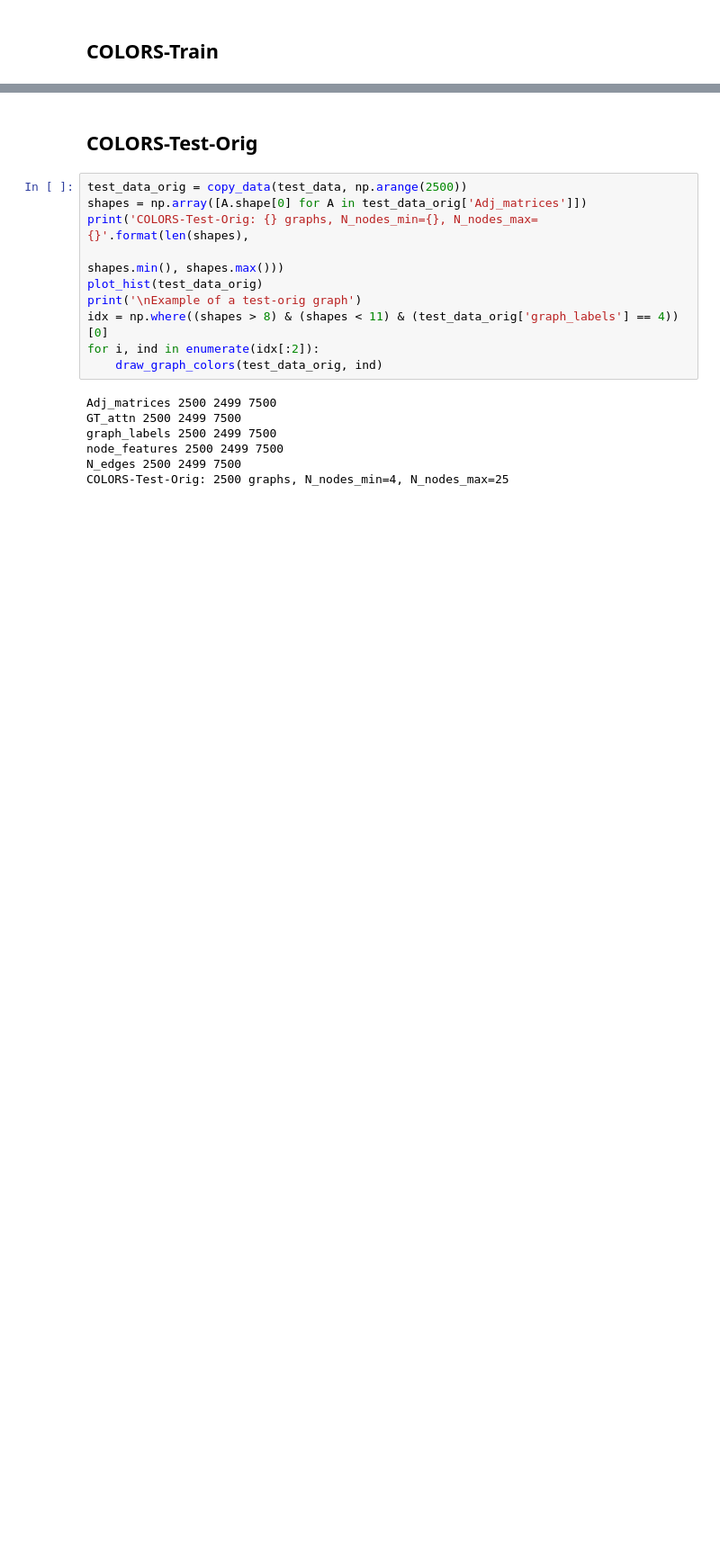
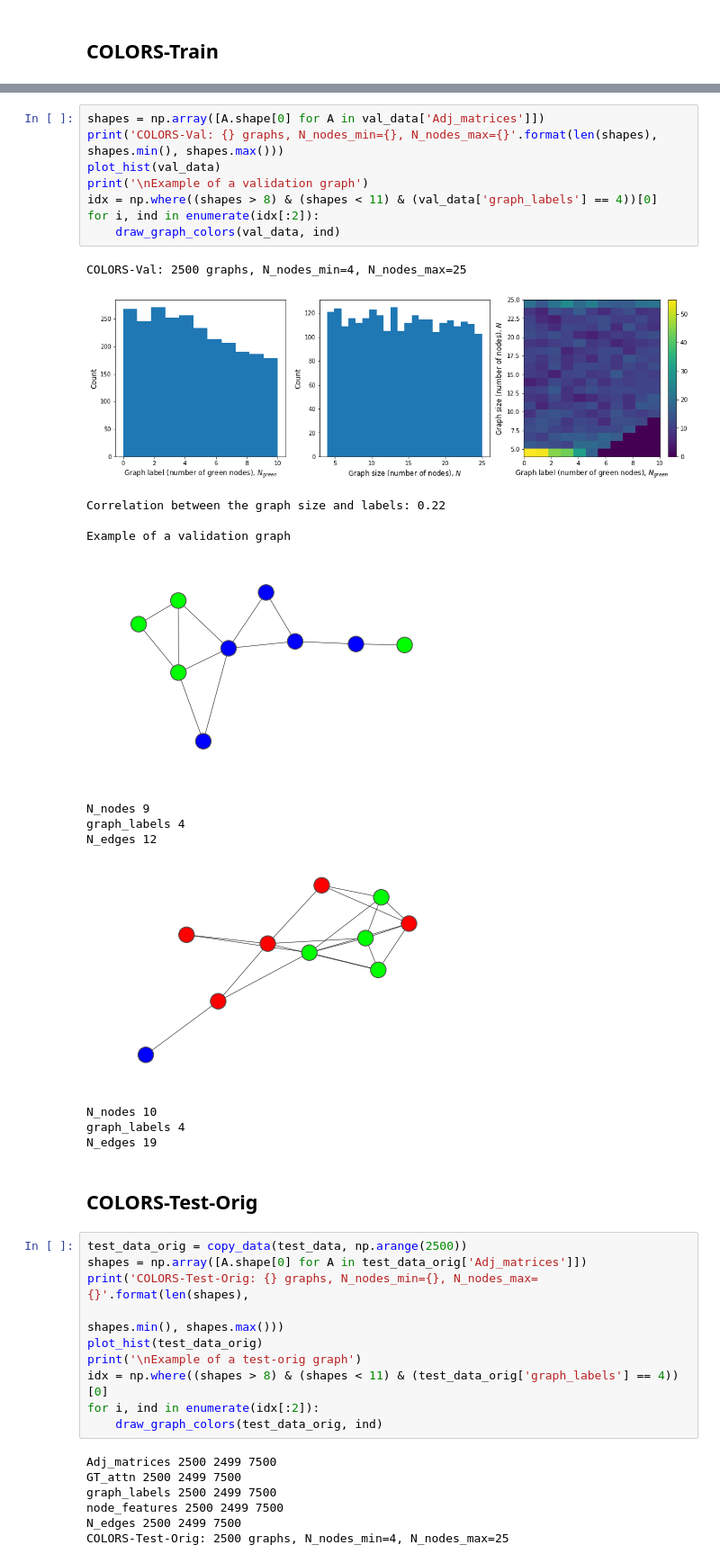
Before and after one commit to bknyaz/graph_attention_pool, a Jupyter notebook: graphs_visualize.ipynb, the cells around one changed output, grey strips where cells are left out. Shown at 90% size. Saved outputs shown, nothing was run; the diff lists cells and outputs as text; blank space fills up the shorter version.

```diff
--- a/graphs_visualize.ipynb
+++ b/graphs_visualize.ipynb
@@ -157,3 +176,25 @@ N_edges 9
+# %%
+shapes = np.array([A.shape[0] for A in val_data['Adj_matrices']])
+print('COLORS-Val: {} graphs, N_nodes_min={}, N_nodes_max={}'.format(len(shapes), shapes.min(), shapes.max()))
+plot_hist(val_data)
+print('\nExample of a validation graph')
+idx = np.where((shapes > 8) & (shapes < 11) & (val_data['graph_labels'] == 4))[0]
+for i, ind in enumerate(idx[:2]):
+    draw_graph_colors(val_data, ind)
+# %% [output]
+COLORS-Val: 2500 graphs, N_nodes_min=4, N_nodes_max=25
+[figure, added]
+Correlation between the graph size and labels: 0.22
+
+Example of a validation graph
+[figure, added]
+N_nodes 9
+graph_labels 4
+N_edges 12
+[figure, added]
+N_nodes 10
+graph_labels 4
+N_edges 19
 # %% [markdown]
 ## COLORS-Test-Orig
 # %%
```
Also changed, not shown: parts of 10 cells of this notebook, 4 other files.
